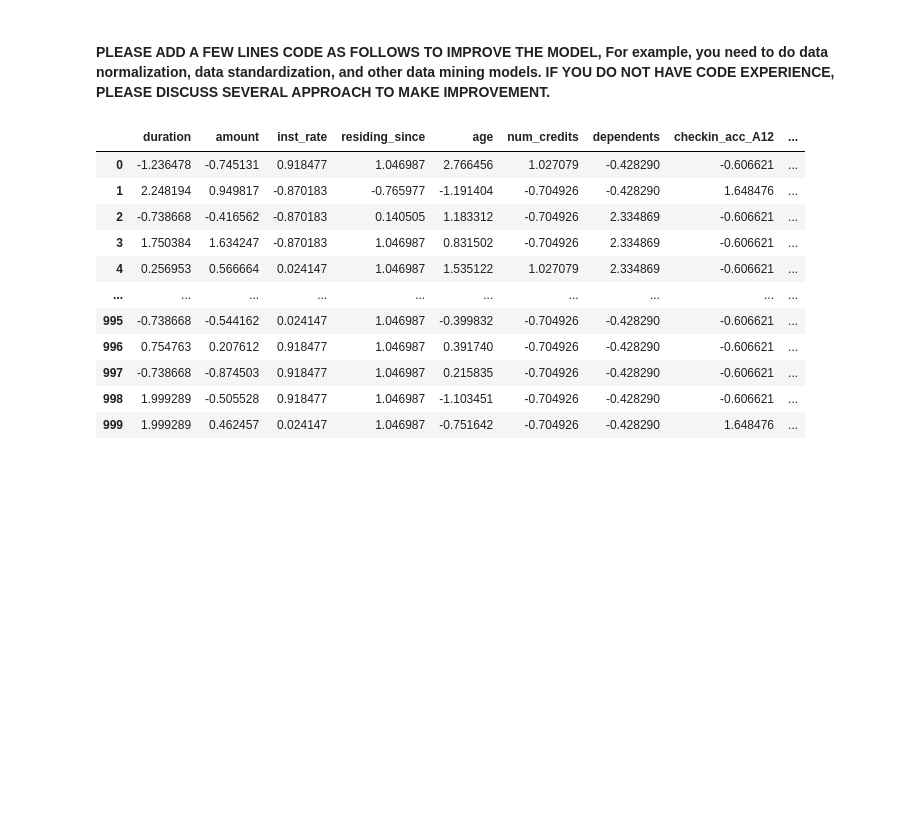
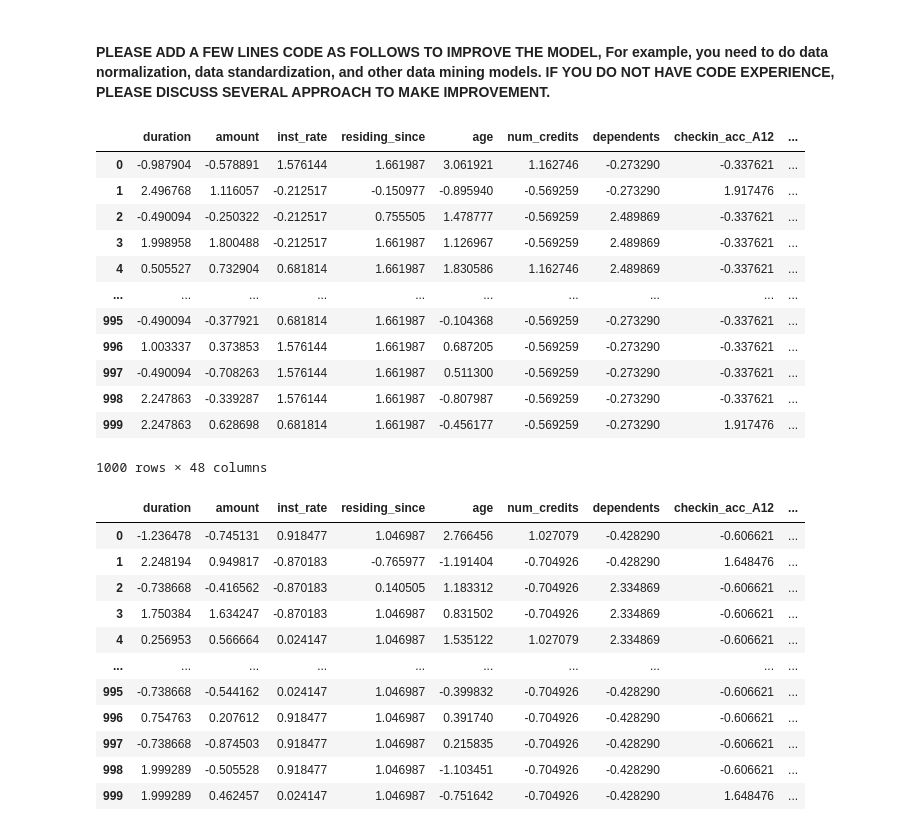
Before and after one commit to chakane0/nn-credit-data, a Jupyter notebook: Source-Files/gcc.ipynb, the cells around one changed output. Saved outputs shown, nothing was run; the diff lists cells and outputs as text; code cells hidden in the pictures; blank space fills up the shorter version.

```diff
--- a/Source-Files/gcc.ipynb
+++ b/Source-Files/gcc.ipynb
@@ -109,5 +109,24 @@ acc for test data: 0.610
 # %% [markdown]
 #### PLEASE ADD A FEW LINES CODE AS FOLLOWS TO IMPROVE THE MODEL, For example, you need to do data normalization, data standardization, and other data mining models.   IF YOU DO NOT HAVE CODE EXPERIENCE, PLEASE DISCUSS SEVERAL APPROACH TO MAKE IMPROVEMENT.
+# %%
+# normalize our dataframe
+#(xi - x.min) / (xmax - xmin)
+df_norm = (credit_df_complete - credit_df_complete.min() / (credit_df_complete.max() - credit_df_complete.min()))
+df_norm
+# %% [output]
+|  | duration | amount | inst_rate | residing_since | age | num_credits | dependents | checkin_acc_A12 | ... |
+| 0 | -0.987904 | -0.578891 | 1.576144 | 1.661987 | 3.061921 | 1.162746 | -0.273290 | -0.337621 | ... |
+| 1 | 2.496768 | 1.116057 | -0.212517 | -0.150977 | -0.895940 | -0.569259 | -0.273290 | 1.917476 | ... |
+| 2 | -0.490094 | -0.250322 | -0.212517 | 0.755505 | 1.478777 | -0.569259 | 2.489869 | -0.337621 | ... |
+| 3 | 1.998958 | 1.800488 | -0.212517 | 1.661987 | 1.126967 | -0.569259 | 2.489869 | -0.337621 | ... |
+| 4 | 0.505527 | 0.732904 | 0.681814 | 1.661987 | 1.830586 | 1.162746 | 2.489869 | -0.337621 | ... |
+| ... | ... | ... | ... | ... | ... | ... | ... | ... | ... |
+| 995 | -0.490094 | -0.377921 | 0.681814 | 1.661987 | -0.104368 | -0.569259 | -0.273290 | -0.337621 | ... |
+| 996 | 1.003337 | 0.373853 | 1.576144 | 1.661987 | 0.687205 | -0.569259 | -0.273290 | -0.337621 | ... |
+| 997 | -0.490094 | -0.708263 | 1.576144 | 1.661987 | 0.511300 | -0.569259 | -0.273290 | -0.337621 | ... |
+| 998 | 2.247863 | -0.339287 | 1.576144 | 1.661987 | -0.807987 | -0.569259 | -0.273290 | -0.337621 | ... |
+| 999 | 2.247863 | 0.628698 | 0.681814 | 1.661987 | -0.456177 | -0.569259 | -0.273290 | 1.917476 | ... |
+1000 rows × 48 columns
 # %%
 # standardize our data
 credit_df_complete = pd.get_dummies( credit_df[X_features], drop_first = True )
```
Also changed, not shown: parts of 6 cells of this notebook.
